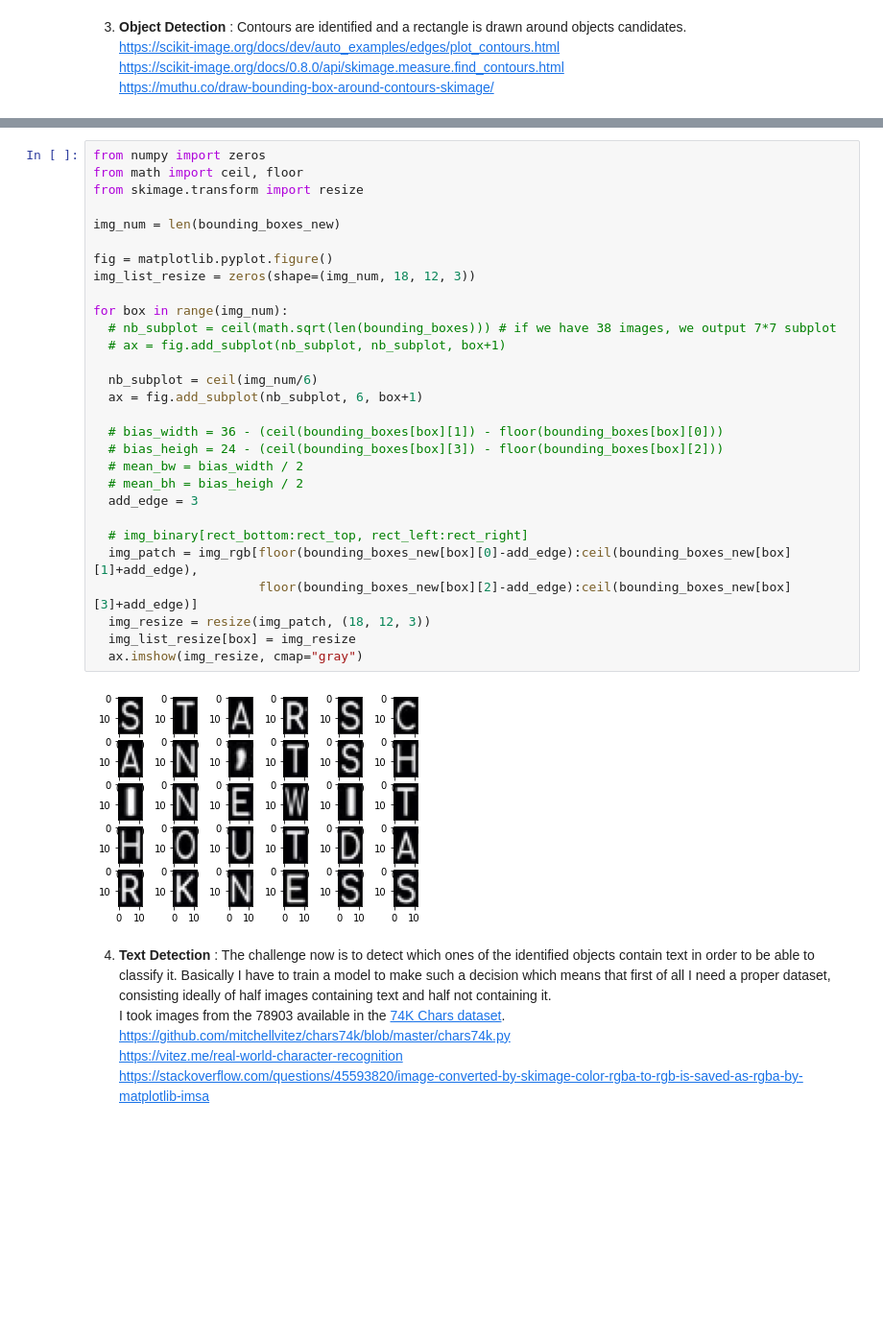
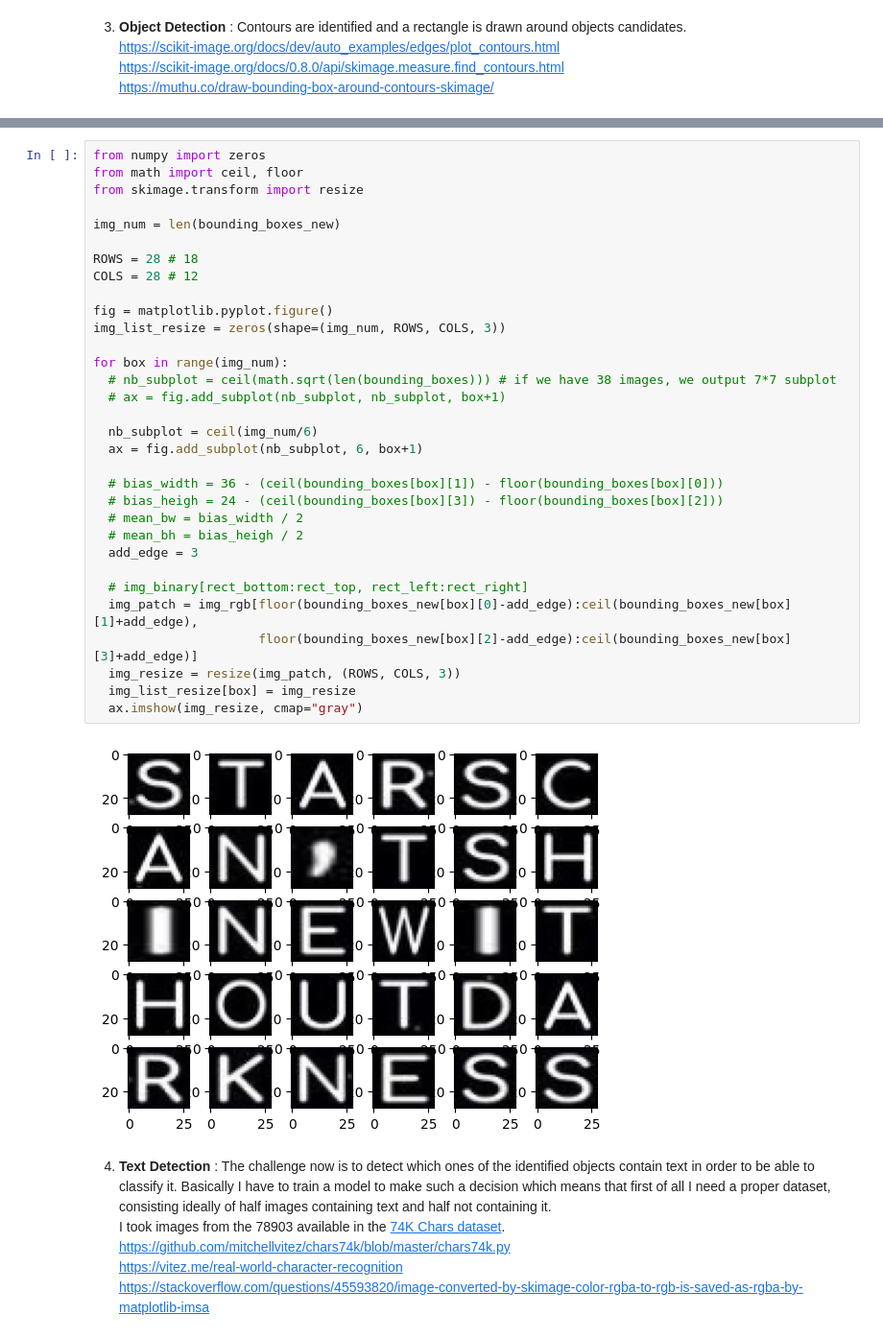
Before and after one commit to timlin0307/TextDetection_of_Image, a Jupyter notebook: Rendu_Projet__Yen_Ting_Lin.ipynb, the cells around one changed output, grey strips where cells are left out. Shown at 96% size. Saved outputs shown, nothing was run; the diff lists cells and outputs as text; blank space fills up the shorter version.

```diff
--- a/Rendu_Projet__Yen_Ting_Lin.ipynb
+++ b/Rendu_Projet__Yen_Ting_Lin.ipynb
@@ -142,34 +145,37 @@ Before :  37 After :  30
 # %%
 from numpy import zeros
 from math import ceil, floor
 from skimage.transform import resize
 
 img_num = len(bounding_boxes_new)
 
+ROWS = 28 # 18
+COLS = 28 # 12
+
 fig = matplotlib.pyplot.figure()
-img_list_resize = zeros(shape=(img_num, 18, 12, 3))
+img_list_resize = zeros(shape=(img_num, ROWS, COLS, 3))
 
 for box in range(img_num):
   # nb_subplot = ceil(math.sqrt(len(bounding_boxes))) # if we have 38 images, we output 7*7 subplot
   # ax = fig.add_subplot(nb_subplot, nb_subplot, box+1)
 
   nb_subplot = ceil(img_num/6)
   ax = fig.add_subplot(nb_subplot, 6, box+1)
 
   # bias_width = 36 - (ceil(bounding_boxes[box][1]) - floor(bounding_boxes[box][0]))
   # bias_heigh = 24 - (ceil(bounding_boxes[box][3]) - floor(bounding_boxes[box][2]))
   # mean_bw = bias_width / 2
   # mean_bh = bias_heigh / 2
   add_edge = 3
 
   # img_binary[rect_bottom:rect_top, rect_left:rect_right]
   img_patch = img_rgb[floor(bounding_boxes_new[box][0]-add_edge):ceil(bounding_boxes_new[box][1]+add_edge),
                       floor(bounding_boxes_new[box][2]-add_edge):ceil(bounding_boxes_new[box][3]+add_edge)]
-  img_resize = resize(img_patch, (18, 12, 3))
+  img_resize = resize(img_patch, (ROWS, COLS, 3))
   img_list_resize[box] = img_resize
   ax.imshow(img_resize, cmap="gray")
 # %% [output]
-[figure, old version]
+[figure, new version]
 # %% [markdown]
 4. **Text Detection** : The challenge now is to detect which ones of the identified objects contain text in order to be able to classify it. Basically I have to train a model to make such a decision which means that first of all I need a proper dataset, consisting ideally of half images containing text and half not containing it.<br>
 I took images from the 78903 available in the <a href="http://www.ee.surrey.ac.uk/CVSSP/demos/chars74k/">74K Chars dataset</a>.
```
Also changed, not shown: parts of 17 cells of this notebook.
